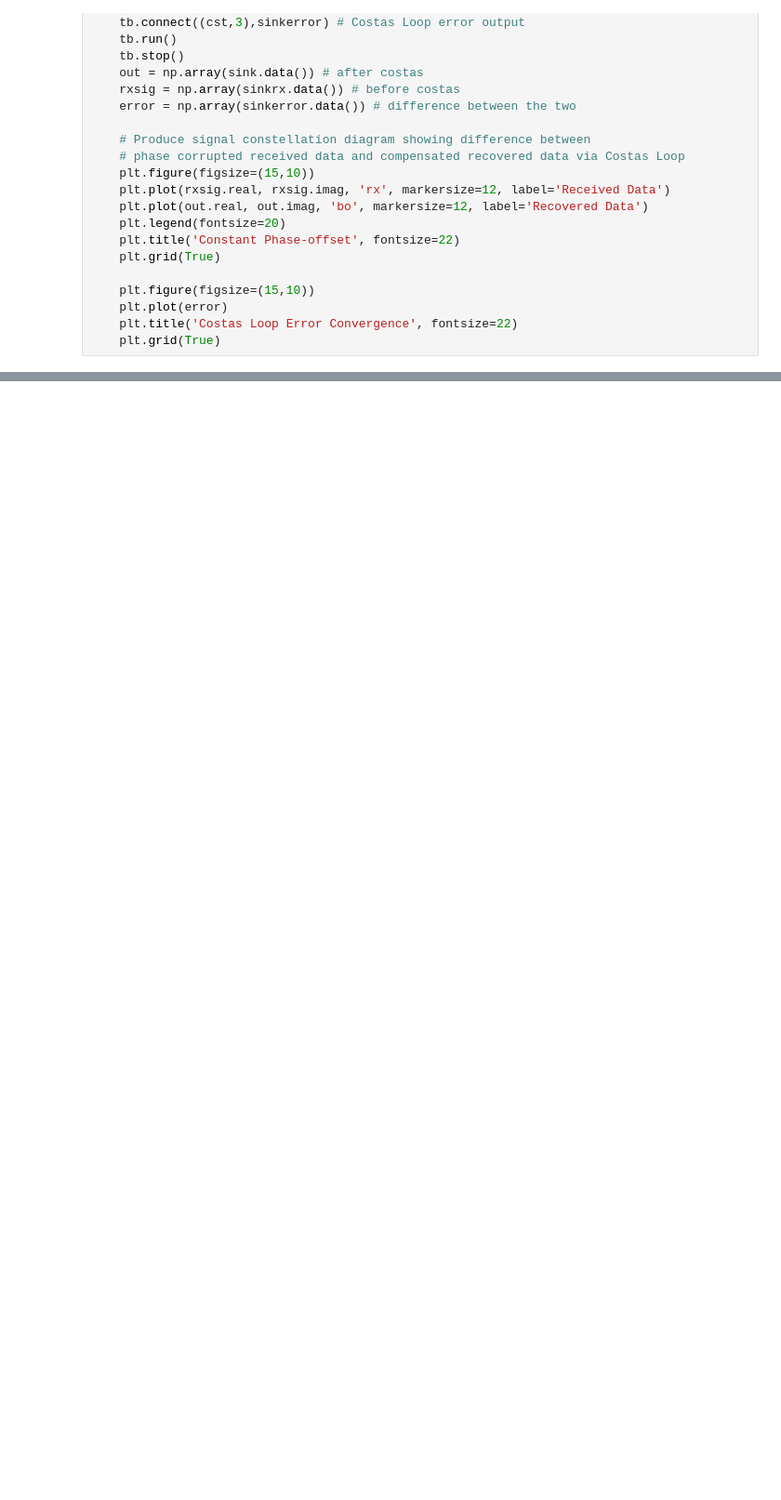
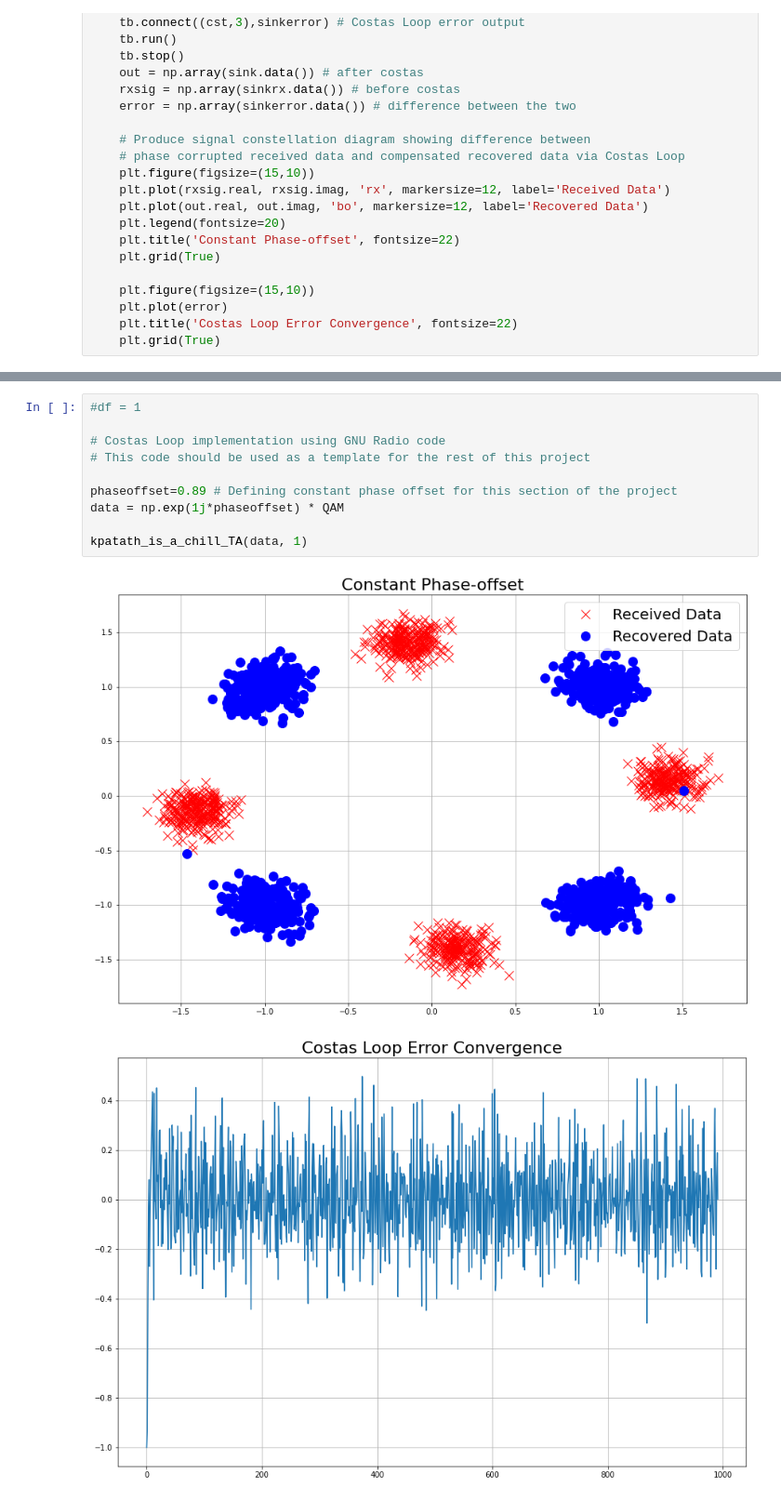
Before and after one commit to jetaehyun/ECE-3311-Projects, a Jupyter notebook: Project 4/ECE3311_Project_4.ipynb, the cells around one changed output, grey strips where cells are left out. Shown at 93% size. Cells and saved outputs as stored; diff of their text form; blank space fills up the shorter version.

```diff
--- a/Project 4/ECE3311_Project_4.ipynb
+++ b/Project 4/ECE3311_Project_4.ipynb
@@ -455,0 +183,13 @@ plt.grid(True)
+# %%
+#df = 1
+
+# Costas Loop implementation using GNU Radio code
+# This code should be used as a template for the rest of this project
+
+phaseoffset=0.89 # Defining constant phase offset for this section of the project
+data = np.exp(1j*phaseoffset) * QAM
+
+kpatath_is_a_chill_TA(data, 1)
+# %% [output]
+[figure, added]
+[figure, added]
```
Also changed, not shown: parts of 13 cells of this notebook.
